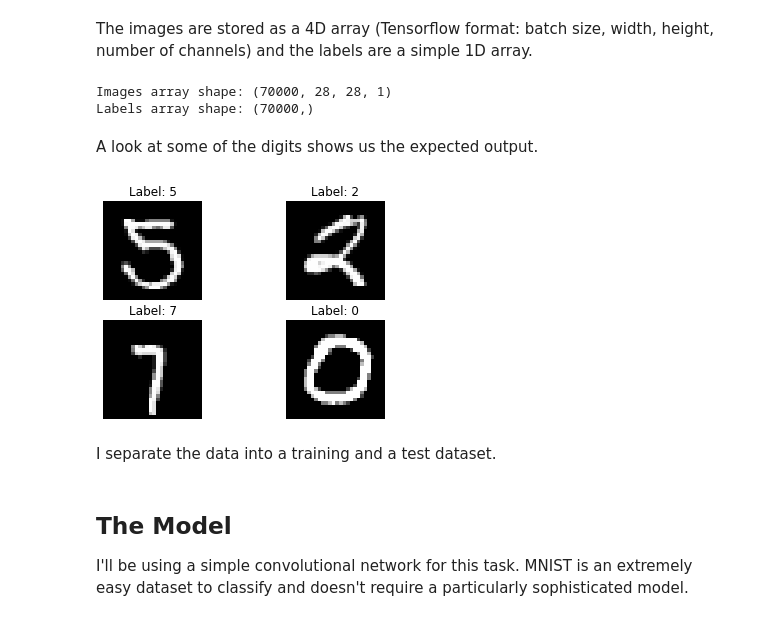
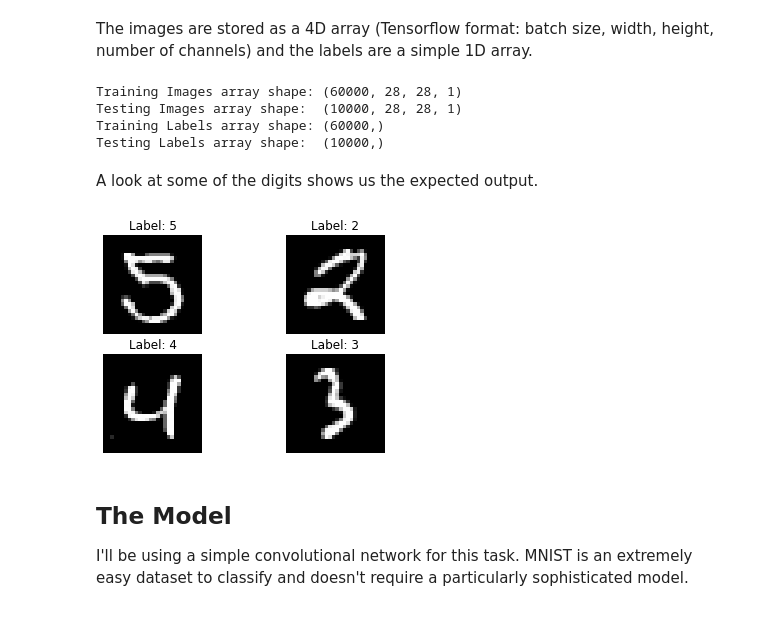
Before and after one commit to DragonDuck/LearningWithNoisyLabels, a Jupyter notebook: NoisyLabels.ipynb, the cells around one changed output. Drawn from its saved outputs; the diff is of its cells as text; code cells hidden in the pictures.

Commit message:
Updated to load data with Keras API

```diff
--- a/NoisyLabels.ipynb
+++ b/NoisyLabels.ipynb
@@ -31,32 +30,48 @@ with h5py.File("MNIST.h5", "r") as h5handle:
+# %%
+(x_train, y_train), (x_test, y_test) = keras.datasets.mnist.load_data()
+
+# Min-Max Scaling
+train_min = np.min(x_train, axis=(1, 2))[:, np.newaxis, np.newaxis]
+train_max = np.max(x_train, axis=(1, 2))[:, np.newaxis, np.newaxis]
+x_train = (x_train - train_min) / (train_max - train_min)
+test_min = np.min(x_test, axis=(1, 2))[:, np.newaxis, np.newaxis]
+test_max = np.max(x_test, axis=(1, 2))[:, np.newaxis, np.newaxis]
+x_test = (x_test - test_min) / (test_max - test_min)
+
+# Transform input to be 4D
+x_train = x_train[..., None]
+x_test = x_test[..., None]
 # %% [markdown]
 The images are stored as a 4D array (Tensorflow format: batch size, width, height, number of channels) and the labels are a simple 1D array.
 # %%
-print("Images array shape: {}".format(images.shape))
-print("Labels array shape: {}".format(labels.shape))
+print("Training Images array shape: {}".format(x_train.shape))
+print("Testing Images array shape:  {}".format(x_test.shape))
+print("Training Labels array shape: {}".format(y_train.shape))
+print("Testing Labels array shape:  {}".format(y_test.shape))
 # %% [output]
-Images array shape: (70000, 28, 28, 1)
-Labels array shape: (70000,)
+Training Images array shape: (60000, 28, 28, 1)
+Testing Images array shape:  (10000, 28, 28, 1)
+Training Labels array shape: (60000,)
+Testing Labels array shape:  (10000,)
 # %% [markdown]
 A look at some of the digits shows us the expected output.
 # %%
 fig, ax = plt.subplots(2, 2);
-ax[0, 0].imshow(images[284, ..., 0], cmap="gray");
-ax[0, 0].set_title("Label: " + str(labels[284]));
+ax[0, 0].imshow(x_train[284, ..., 0], cmap="gray");
+ax[0, 0].set_title("Label: " + str(y_train[284]));
 ax[0, 0].axis("off");
-ax[0, 1].imshow(images[1129, ..., 0], cmap="gray");
-ax[0, 1].set_title("Label: " + str(labels[1129]));
+ax[0, 1].imshow(x_train[1129, ..., 0], cmap="gray");
+ax[0, 1].set_title("Label: " + str(y_train[1129]));
 ax[0, 1].axis("off");
-ax[1, 0].imshow(images[9470, ..., 0], cmap="gray");
-ax[1, 0].set_title("Label: " + str(labels[9470]));
+ax[1, 0].imshow(x_test[9471, ..., 0], cmap="gray");
+ax[1, 0].set_title("Label: " + str(y_test[9471]));
 ax[1, 0].axis("off");
-ax[1, 1].imshow(images[30044, ..., 0], cmap="gray");
-ax[1, 1].set_title("Label: " + str(labels[30044]));
+ax[1, 1].imshow(x_test[44, ..., 0], cmap="gray");
+ax[1, 1].set_title("Label: " + str(y_test[44]));
 ax[1, 1].axis("off");
 plt.show()
 # %% [output]
-[figure, old version]
+[figure, new version]
-# %% [markdown]
-I separate the data into a training and a test dataset.
 # %% [markdown]
 ## The Model
 I'll be using a simple convolutional network for this task. MNIST is an extremely easy dataset to classify and doesn't require a particularly sophisticated model.
```
Also changed, not shown: parts of 6 cells of this notebook, 5 other files.
